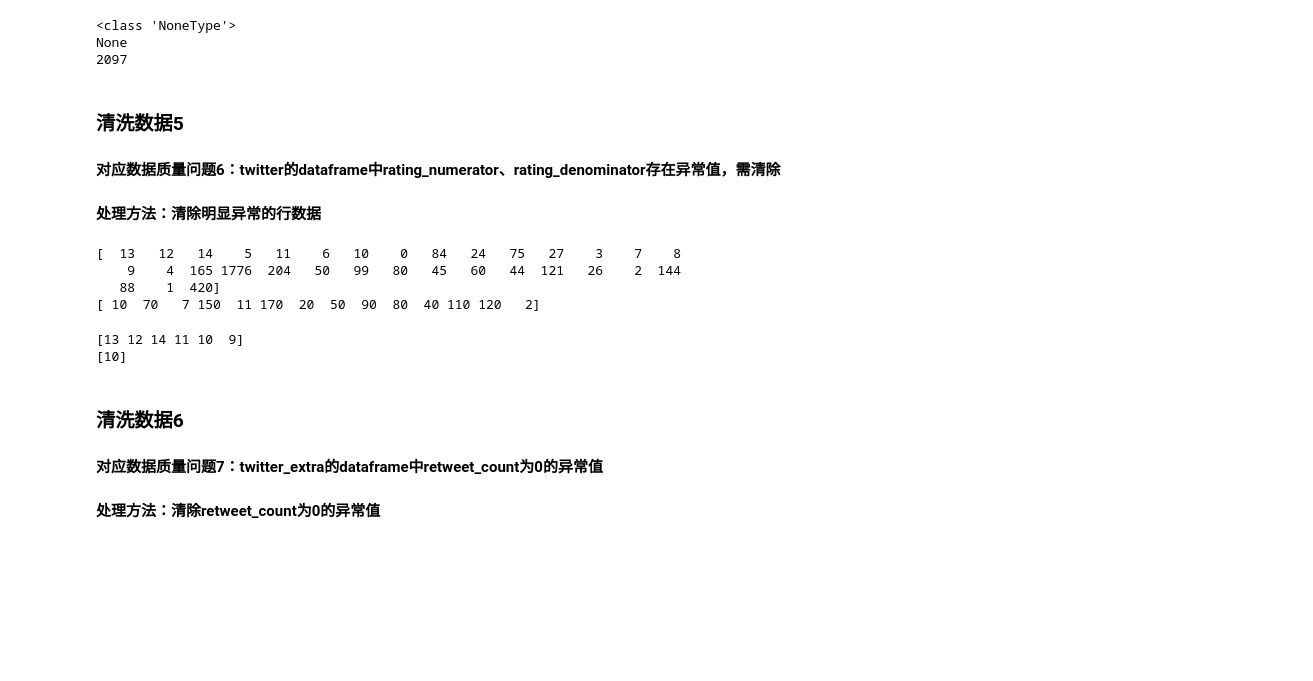
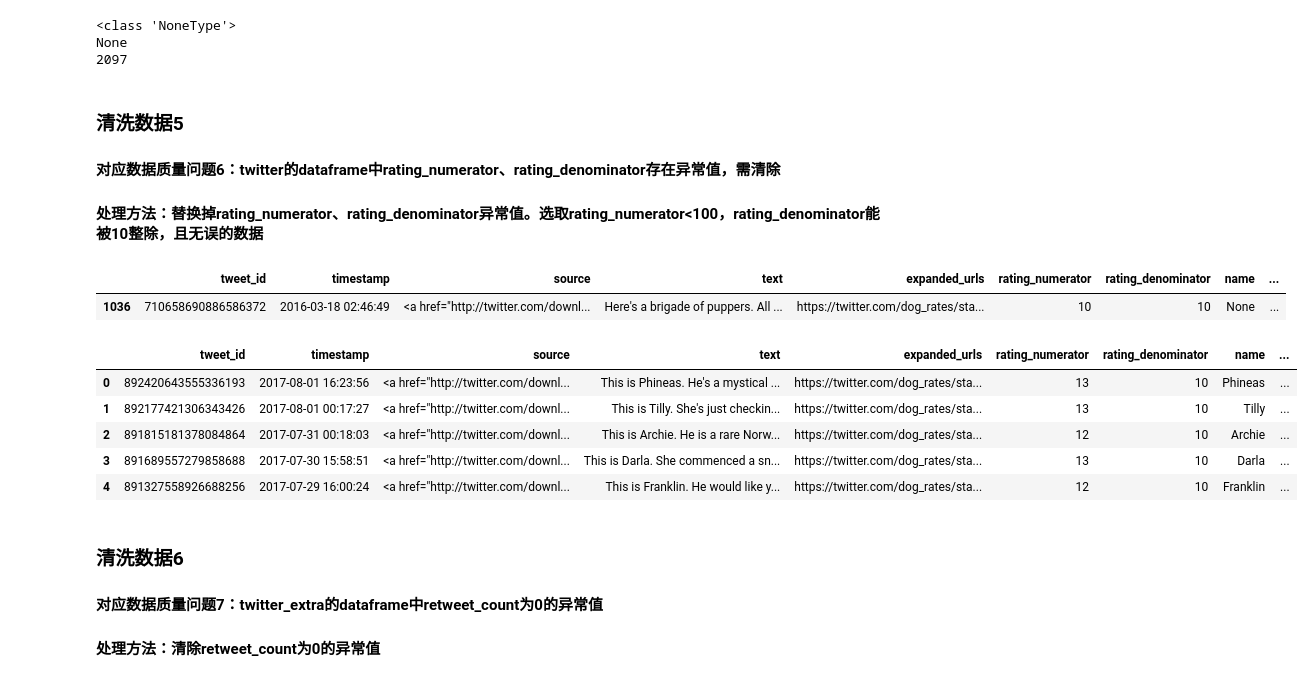
Before and after one commit to nigaea/youdaxueyuan, a Jupyter notebook: lesson2/wrangle_act.ipynb, the cells around one changed output. Drawn from its saved outputs; the diff is of its cells as text; code cells hidden in the pictures; blank space fills up the shorter version.

```diff
--- a/lesson2/wrangle_act.ipynb
+++ b/lesson2/wrangle_act.ipynb
@@ -335,0 +383,5 @@ plt.show()
+# %%
+for i in range(len(twitter)):
+    if (twitter.rating_denominator[i]%10==0)&(twitter.rating_numerator[i]<100)&(twitter.rating_denominator[i]>10):
+        print(twitter.tweet_id[i], '\n'+twitter.text[i], '\n'+str(twitter.rating_numerator[i])+'/'+\
+              str(twitter.rating_denominator[i]))
@@ -487,26 +545,50 @@ None
 # %% [markdown]
 ### 清洗数据5
 #### 对应数据质量问题6：twitter的dataframe中rating_numerator、rating_denominator存在异常值，需清除
-#### 处理方法：清除明显异常的行数据
+#### 处理方法：替换掉rating_numerator、rating_denominator异常值。选取rating_numerator<100，rating_denominator能被10整除，且无误的数据
+# %%
+twitter_temp = twitter_temp[(twitter_temp.rating_numerator<100)]
+twitter_temp = twitter_temp[(twitter_temp.rating_denominator == 10)|(twitter_temp.rating_denominator%10==0)]
+# %%
+dict_temp={
+747600769478692864:'9/10',
+676191832485810177:'9/10',
+674646392044941312:'7/10',
+670434127938719744:'10/10',
+669037058363662336:'9/10',
+714258258790387713:'9/10',
+740373189193256964:'14/10',
+722974582966214656:'13/10',
+716439118184652801:'11/10',
+695064344191721472:'13/10',
+682962037429899265:'10/10',
+666287406224695296:'9/10',
+713900603437621249:'11/10',
+697463031882764288:'11/10',
+675853064436391936:'11/10',
+710658690886586372:'10/10',}
+
+for i in dict_temp:
+    twitter_temp.loc[twitter_temp['tweet_id'] == i, "rating_numerator"] = \
+    int(dict_temp[i].split('/')[0])
+    twitter_temp.loc[twitter_temp['tweet_id'] == i, "rating_denominator"] = \
+    int(dict_temp[i].split('/')[1])
+# %%
+twitter_temp[twitter_temp.tweet_id == 710658690886586372]
+# %% [output]
+|  | tweet_id | timestamp | source | text | expanded_urls | rating_numerator | rating_denominator | name | ... |
+| 1036 | 710658690886586372 | 2016-03-18 02:46:49 | <a href="http://twitter.com/downl... | Here's a brigade of puppers. All ... | https://twitter.com/dog_rates/sta... | 10 | 10 | None | ... |
 # %%
-print(twitter_temp.rating_numerator.unique())
-print(twitter_temp.rating_denominator.unique())
+twitter_temp = twitter_temp[twitter_temp.rating_denominator == 10]
-# %% [output]
-[  13   12   14    5   11    6   10    0   84   24   75   27    3    7    8
-    9    4  165 1776  204   50   99   80   45   60   44  121   26    2  144
-   88    1  420]
-[ 10  70   7 150  11 170  20  50  90  80  40 110 120   2]
-# %%
-twitter_temp = twitter_temp[(twitter_temp.rating_numerator>8)&(twitter_temp.rating_numerator<15)]
-
-twitter_temp = twitter_temp[twitter_temp.rating_denominator == 10]
-# %%
-#验证是否清除成功
-print(twitter_temp.rating_numerator.unique())
-print(twitter_temp.rating_denominator.unique())
-# %% [output]
-[13 12 14 11 10  9]
-[10]
+# %%
+twitter_temp.head()
+# %% [output]
+|  | tweet_id | timestamp | source | text | expanded_urls | rating_numerator | rating_denominator | name | ... |
+| 0 | 892420643555336193 | 2017-08-01 16:23:56 | <a href="http://twitter.com/downl... | This is Phineas. He's a mystical ... | https://twitter.com/dog_rates/sta... | 13 | 10 | Phineas | ... |
+| 1 | 892177421306343426 | 2017-08-01 00:17:27 | <a href="http://twitter.com/downl... | This is Tilly. She's just checkin... | https://twitter.com/dog_rates/sta... | 13 | 10 | Tilly | ... |
+| 2 | 891815181378084864 | 2017-07-31 00:18:03 | <a href="http://twitter.com/downl... | This is Archie. He is a rare Norw... | https://twitter.com/dog_rates/sta... | 12 | 10 | Archie | ... |
+| 3 | 891689557279858688 | 2017-07-30 15:58:51 | <a href="http://twitter.com/downl... | This is Darla. She commenced a sn... | https://twitter.com/dog_rates/sta... | 13 | 10 | Darla | ... |
+| 4 | 891327558926688256 | 2017-07-29 16:00:24 | <a href="http://twitter.com/downl... | This is Franklin. He would like y... | https://twitter.com/dog_rates/sta... | 12 | 10 | Franklin | ... |
 # %% [markdown]
 ### 清洗数据6
 #### 对应数据质量问题7：twitter_extra的dataframe中retweet_count为0的异常值
```
Also changed, not shown: parts of 37 cells of this notebook, 3 other files.
